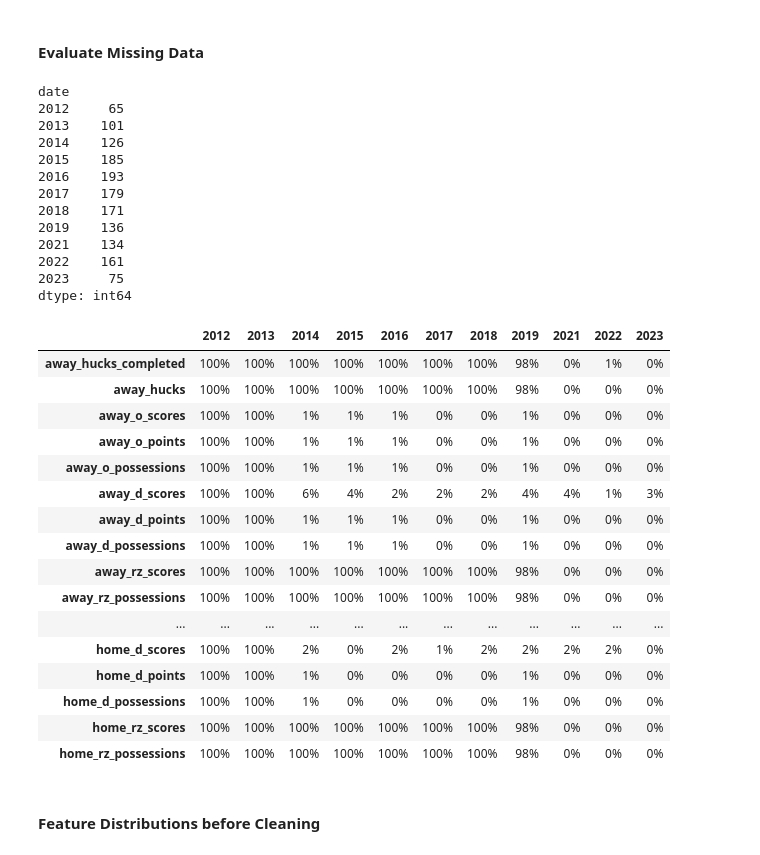
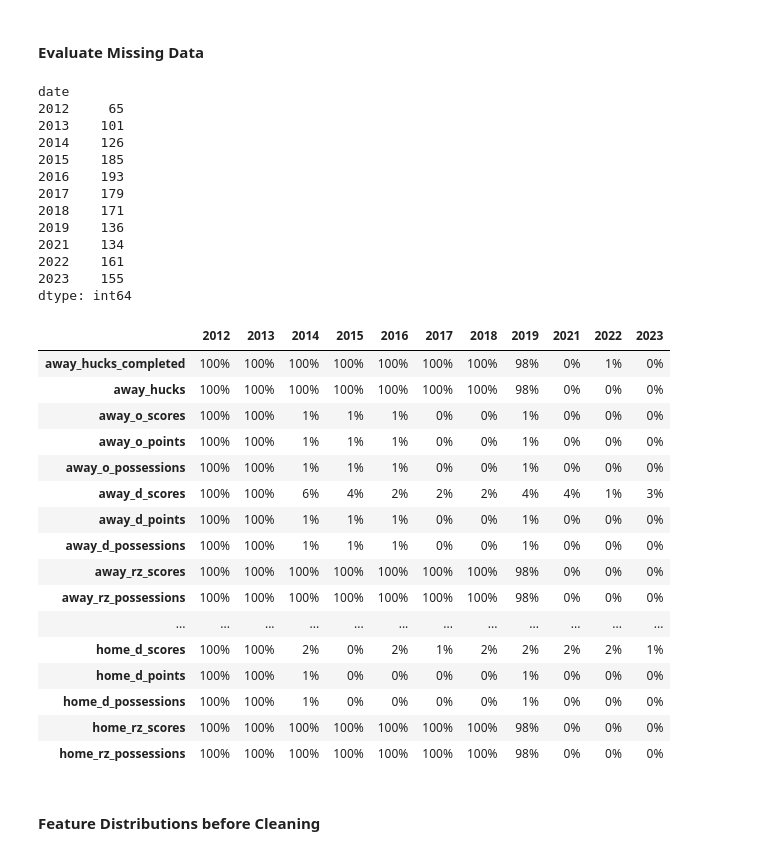
Before and after one commit to NBPub/Springboard, a Jupyter notebook: Capstone Two/7.6_Wrangling.ipynb, the cells around one changed output. Saved outputs shown, nothing was run; the diff lists cells and outputs as text; code cells hidden in the pictures.

```diff
--- a/Capstone Two/7.6_Wrangling.ipynb
+++ b/Capstone Two/7.6_Wrangling.ipynb
@@ -389,0 +430,7 @@ for ind in first_teams.index:
+# %%
+sub = data.select_dtypes(exclude=['category', 'datetimetz', 'object'])
+sub = sub[sub>0]
+# %%
+print('percent unique values for each feature')
+for col in sub.columns:
+    print(round(100*sub[col].unique().shape[0]/sub[col].notna().sum(),1), col)
@@ -431,7 +504,7 @@ Index(['game', 'date', 'tz', 'location', 'week', 'home', 'away', 'home_score',
        'home_d_possessions', 'home_rz_scores', 'home_rz_possessions'],
       dtype='object')
 # %%
-data = start # name change to make code copying easier
+data = start.copy() # name change to make code copying easier
 # %% [markdown]
 #### Evaluate Missing Data
 # %%
@@ -449,40 +522,40 @@ date
 2019    136
 2021    134
 2022    161
-2023     75
+2023    155
 dtype: int64
 # %%
 # missing feature data by year
 
 year_table = pd.DataFrame()
 
 for col in data.columns:
     zero_portion = data[data[col]==0].shape[0]/data.shape[0]
     if zero_portion < 0.10:
         continue
     for year in range(data.date.dt.year.min(),data.date.dt.year.max()+1):
         part = data[data.date.dt.year == year]
         if part.shape[0] == 0:
             continue
         year_table.loc[col,year] = round(100*part[part[col]==0].shape[0]/part.shape[0])
 
 year_table.style\
     .format(na_rep='',formatter="{:.0f}%")\
-    .background_gradient(cmap='bone', axis=None, low=0.5)
+    .background_gradient(cmap='bone', axis=None, low=0.3)
 # %% [output]
 |  | 2012 | 2013 | 2014 | 2015 | 2016 | 2017 | 2018 | 2019 | 2021 | 2022 | 2023 |
 | away_hucks_completed | 100% | 100% | 100% | 100% | 100% | 100% | 100% | 98% | 0% | 1% | 0% |
 | away_hucks | 100% | 100% | 100% | 100% | 100% | 100% | 100% | 98% | 0% | 0% | 0% |
 | away_o_scores | 100% | 100% | 1% | 1% | 1% | 0% | 0% | 1% | 0% | 0% | 0% |
 | away_o_points | 100% | 100% | 1% | 1% | 1% | 0% | 0% | 1% | 0% | 0% | 0% |
 | away_o_possessions | 100% | 100% | 1% | 1% | 1% | 0% | 0% | 1% | 0% | 0% | 0% |
 | away_d_scores | 100% | 100% | 6% | 4% | 2% | 2% | 2% | 4% | 4% | 1% | 3% |
 | away_d_points | 100% | 100% | 1% | 1% | 1% | 0% | 0% | 1% | 0% | 0% | 0% |
 | away_d_possessions | 100% | 100% | 1% | 1% | 1% | 0% | 0% | 1% | 0% | 0% | 0% |
 | away_rz_scores | 100% | 100% | 100% | 100% | 100% | 100% | 100% | 98% | 0% | 0% | 0% |
 | away_rz_possessions | 100% | 100% | 100% | 100% | 100% | 100% | 100% | 98% | 0% | 0% | 0% |
 | ... | ... | ... | ... | ... | ... | ... | ... | ... | ... | ... | ... |
-| home_d_scores | 100% | 100% | 2% | 0% | 2% | 1% | 2% | 2% | 2% | 2% | 0% |
+| home_d_scores | 100% | 100% | 2% | 0% | 2% | 1% | 2% | 2% | 2% | 2% | 1% |
 | home_d_points | 100% | 100% | 1% | 0% | 0% | 0% | 0% | 1% | 0% | 0% | 0% |
 | home_d_possessions | 100% | 100% | 1% | 0% | 0% | 0% | 0% | 1% | 0% | 0% | 0% |
 | home_rz_scores | 100% | 100% | 100% | 100% | 100% | 100% | 100% | 98% | 0% | 0% | 0% |
```
Also changed, not shown: parts of 25 cells of this notebook, 42 other files.
